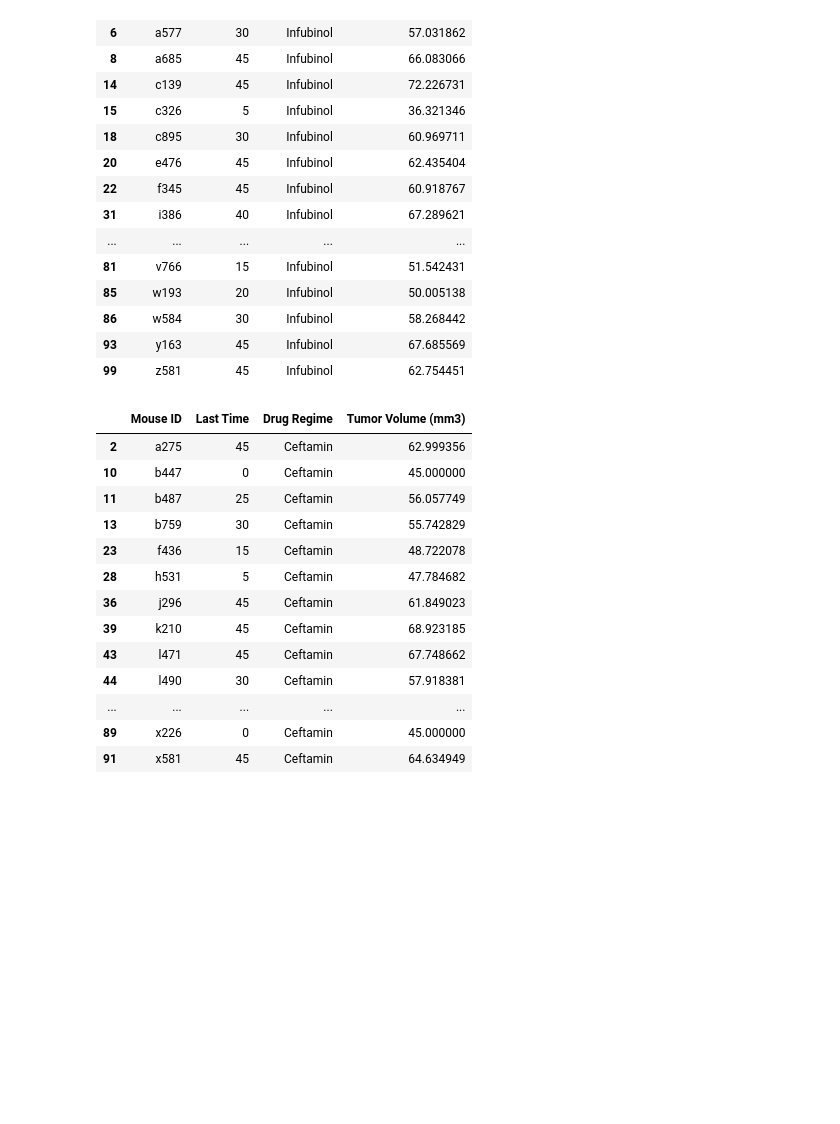
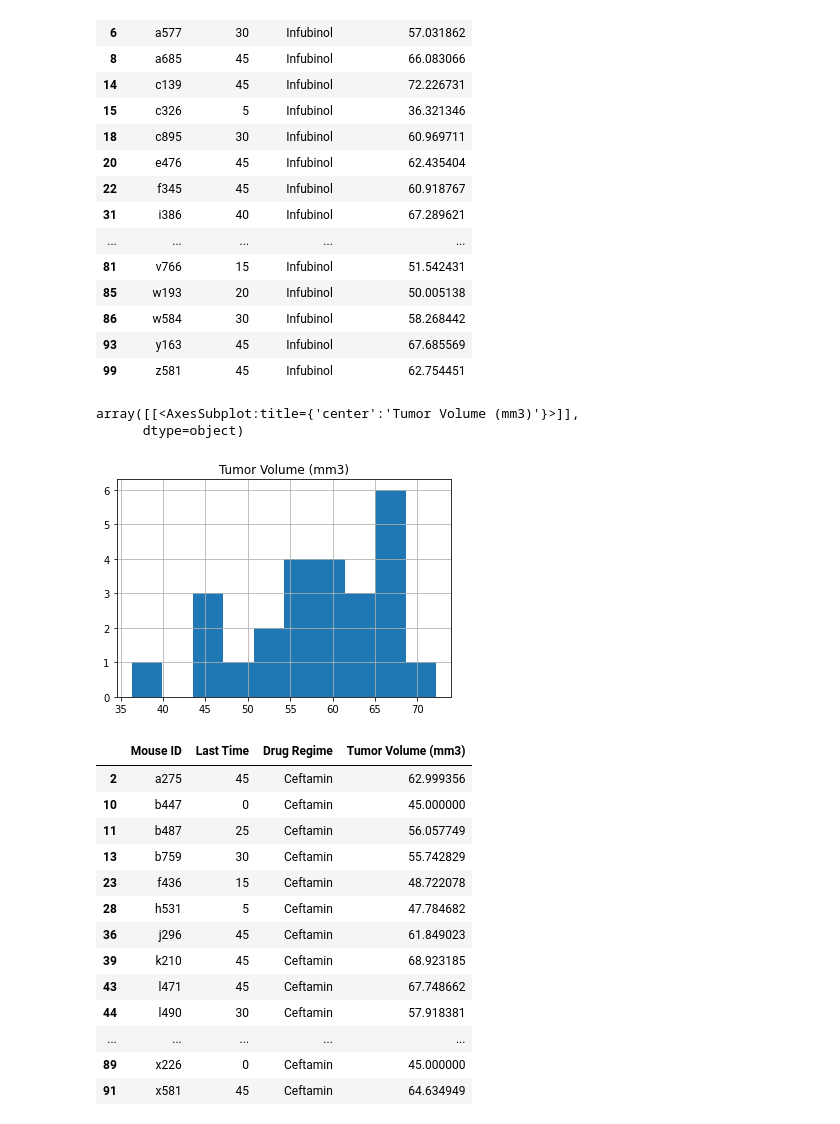
Before and after one commit to sarahDH615/matplotlib_challenge, a Jupyter notebook: pymaceuticals_starter_edited.ipynb, the cells around one changed output. Saved outputs shown, nothing was run; the diff lists cells and outputs as text; code cells hidden in the pictures; blank space fills up the shorter version.

```diff
--- a/pymaceuticals_starter_edited.ipynb
+++ b/pymaceuticals_starter_edited.ipynb
@@ -383,6 +397,12 @@ in_df
 | 86 | w584 | 30 | Infubinol | 58.268442 |
 | 93 | y163 | 45 | Infubinol | 67.685569 |
 | 99 | z581 | 45 | Infubinol | 62.754451 |
+# %%
+in_df.hist()
+# %% [output]
+array([[<AxesSubplot:title={'center':'Tumor Volume (mm3)'}>]],
+      dtype=object)
+[figure, added]
 # %%
 ce_df
 # %% [output]
```
Also changed, not shown: parts of 12 cells of this notebook.
